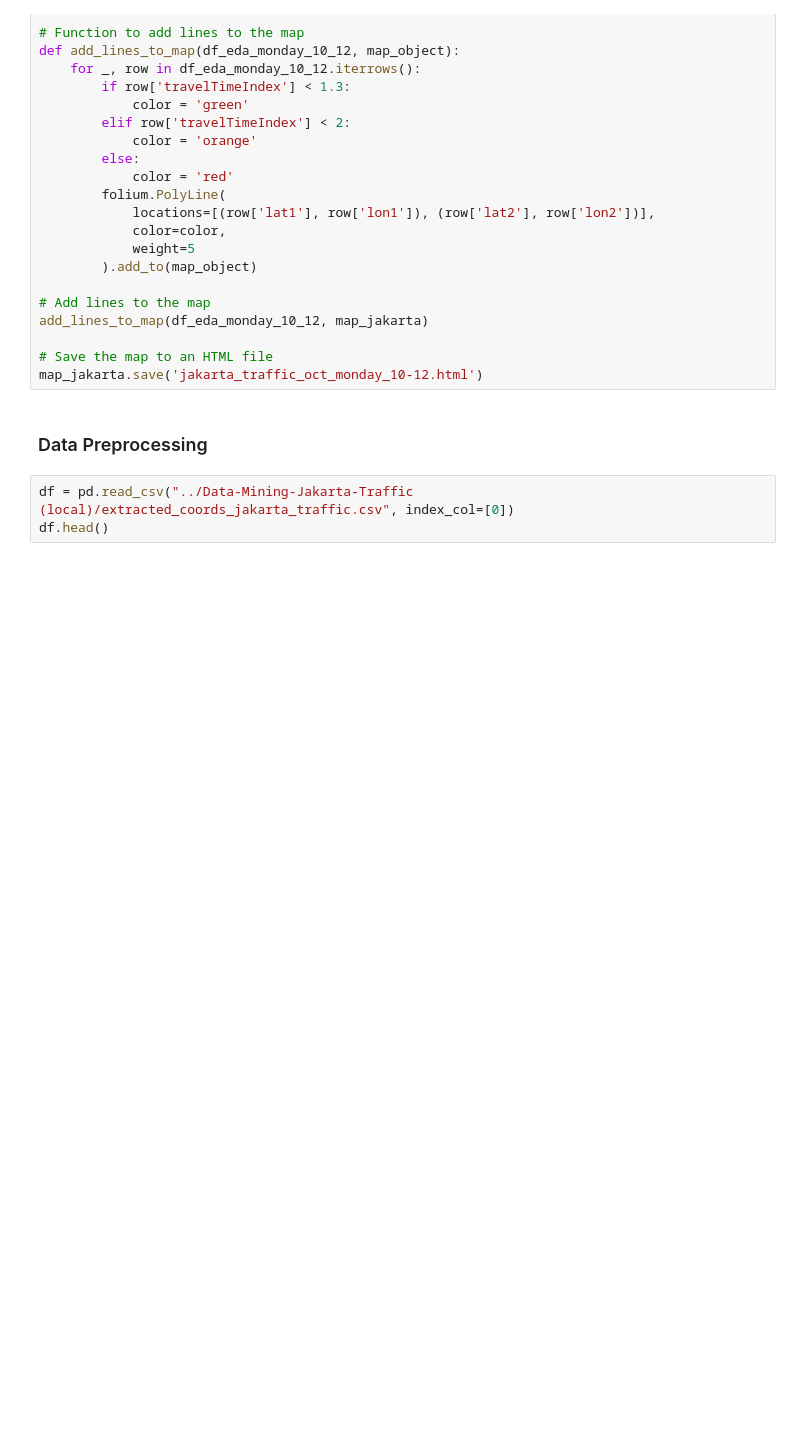
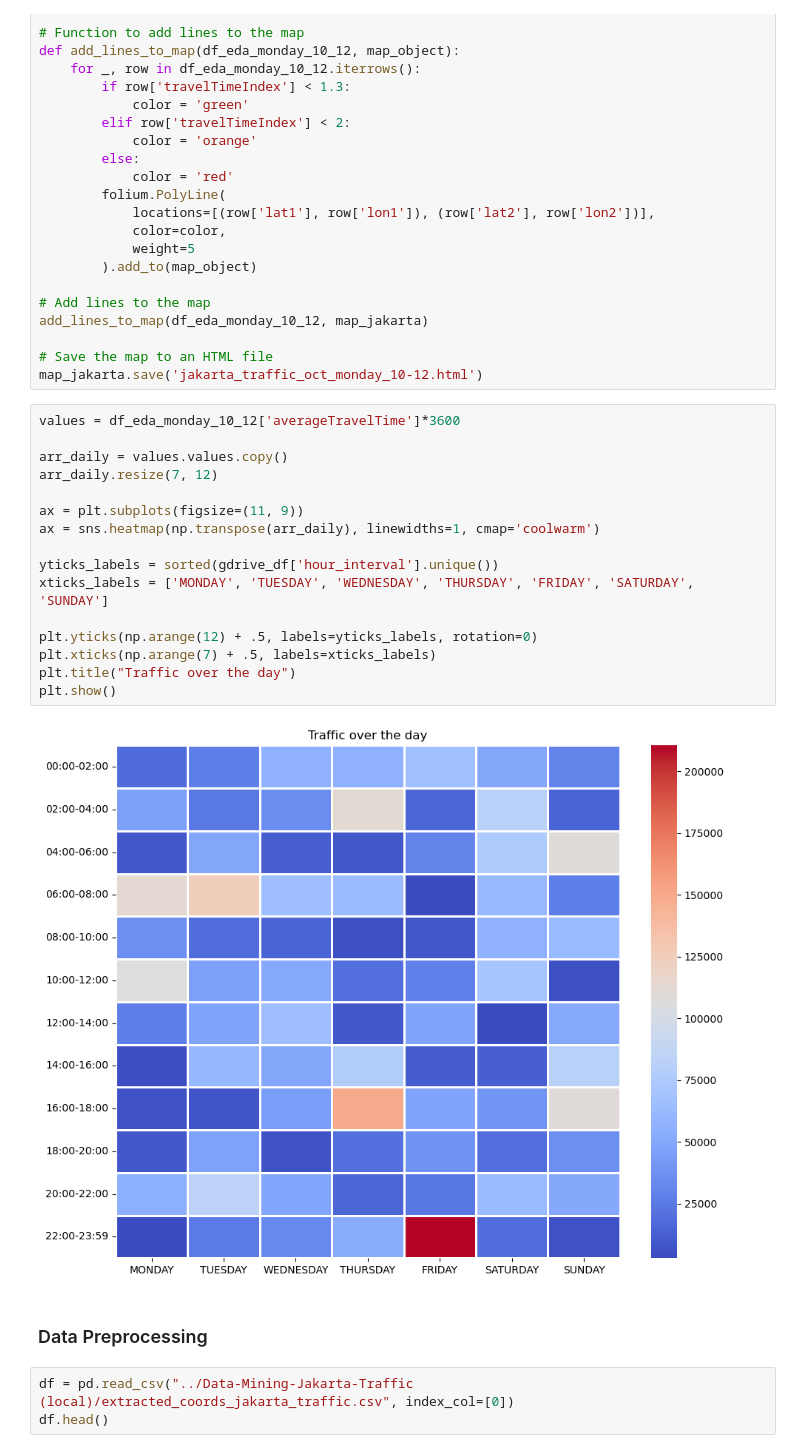
Before and after one commit to 6ill/Data-Mining-Jakarta-Traffic, a Jupyter notebook: worksheet.ipynb, the cells around one changed output. Cells and saved outputs as stored; diff of their text form; blank space fills up the shorter version.

Commit message:
Add heatmap

```diff
--- a/worksheet.ipynb
+++ b/worksheet.ipynb
@@ -190,6 +195,24 @@ add_lines_to_map(df_eda_monday_10_12, map_jakarta)
 
 # Save the map to an HTML file
 map_jakarta.save('jakarta_traffic_oct_monday_10-12.html')
+# %%
+values = df_eda_monday_10_12['averageTravelTime']*3600
+
+arr_daily = values.values.copy()
+arr_daily.resize(7, 12)
+
+ax = plt.subplots(figsize=(11, 9))
+ax = sns.heatmap(np.transpose(arr_daily), linewidths=1, cmap='coolwarm')
+
+yticks_labels = sorted(gdrive_df['hour_interval'].unique())
+xticks_labels = ['MONDAY', 'TUESDAY', 'WEDNESDAY', 'THURSDAY', 'FRIDAY', 'SATURDAY', 'SUNDAY']
+
+plt.yticks(np.arange(12) + .5, labels=yticks_labels, rotation=0)
+plt.xticks(np.arange(7) + .5, labels=xticks_labels)
+plt.title("Traffic over the day")
+plt.show()
+# %% [output]
+[figure, added]
 # %% [markdown]
 ### Data Preprocessing
 # %%
```
Also changed, not shown: parts of 2 cells of this notebook.
